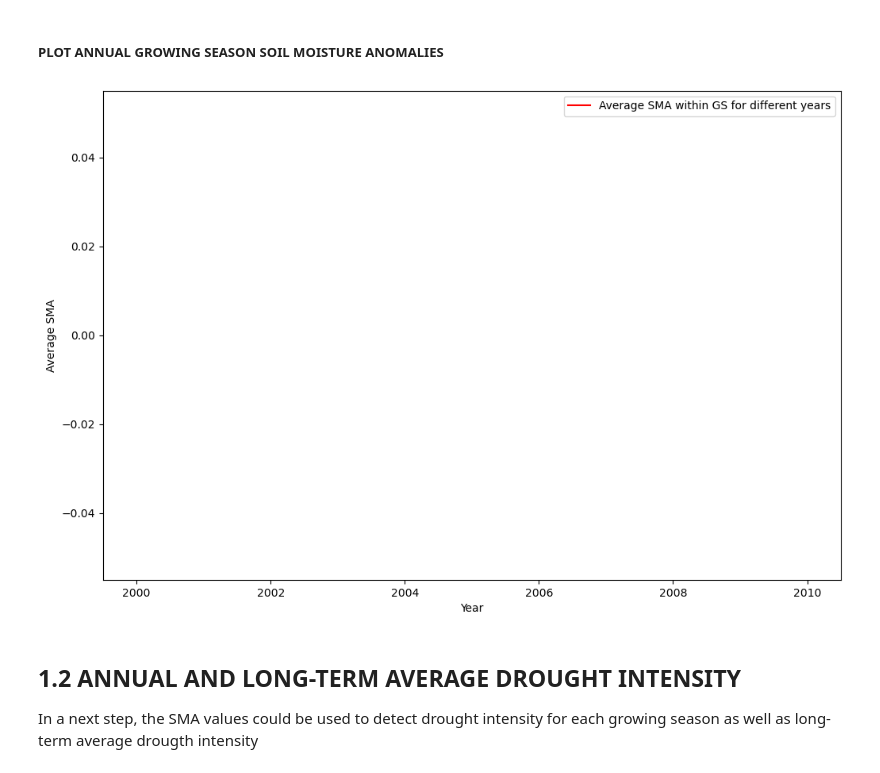
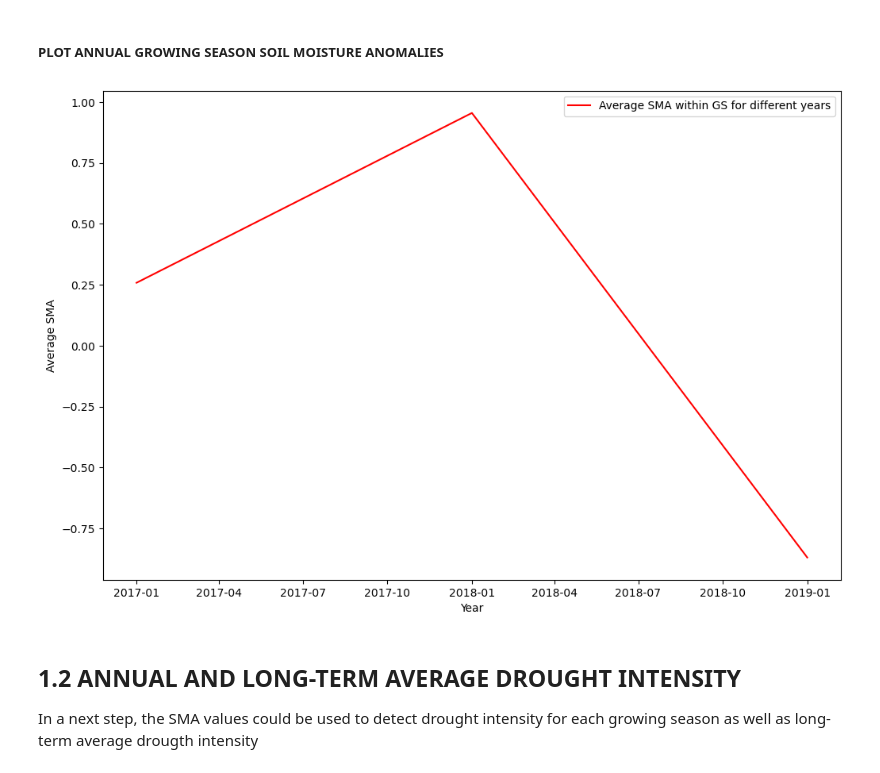
Before and after one commit to VITObelgium/HR-VPP-High-Resolution-Vegetation-Phenology-and-Productivity, a Jupyter notebook: scripts/usecases/notebooks/HR-VPP_drought_usecase.ipynb, the cells around one changed output. Cells and saved outputs as stored; diff of their text form; code cells hidden in the pictures.

```diff
--- a/scripts/usecases/notebooks/HR-VPP_drought_usecase.ipynb
+++ b/scripts/usecases/notebooks/HR-VPP_drought_usecase.ipynb
@@ -697,22 +702,22 @@ write_raster(aoi_coords_LAEA, sma_cube_xcube_annual_anomaly['SMA_average_season'
 ##### PLOT ANNUAL GROWING SEASON SOIL MOISTURE ANOMALIES
 # %%
 #take a random coordinate
-latitude = 3114750#3894000 #in EPSG:3035
-longitude = 3893250 #3107430 #in EPSG:3035
+latitude = 1647771#3114750 #in EPSG:3035
+longitude = 2900950 #3893250 #in EPSG:3035
 fig, ax = plt.subplots(figsize=(12,8))
 
 sma_anomaly_years = sma_cube_xcube_annual_anomaly["SMA_average_season"]
 sma_anomaly_years_pixel = sma_cube_xcube_annual_anomaly.sel(y=latitude, x=longitude, method="nearest")
 
 
 years_sma_annual_anomaly = [x for x in pd.DatetimeIndex(sma_anomaly_years.time.data)]
 ax.plot(years_sma_annual_anomaly, sma_anomaly_years_pixel["SMA_average_season"], color="red", label="Average SMA within GS for different years")
 ax.legend(loc = 'upper right')
 ax.set_xlabel("Year")
 ax.set_ylabel("Average SMA")
 plt.show()
 # %% [output]
-[figure, old version]
+[figure, new version]
 # %% [markdown]
 ## 1.2 ANNUAL AND LONG-TERM AVERAGE DROUGHT INTENSITY <a id='1.2'></a>
 
```
Also changed, not shown: parts of 33 cells of this notebook.
